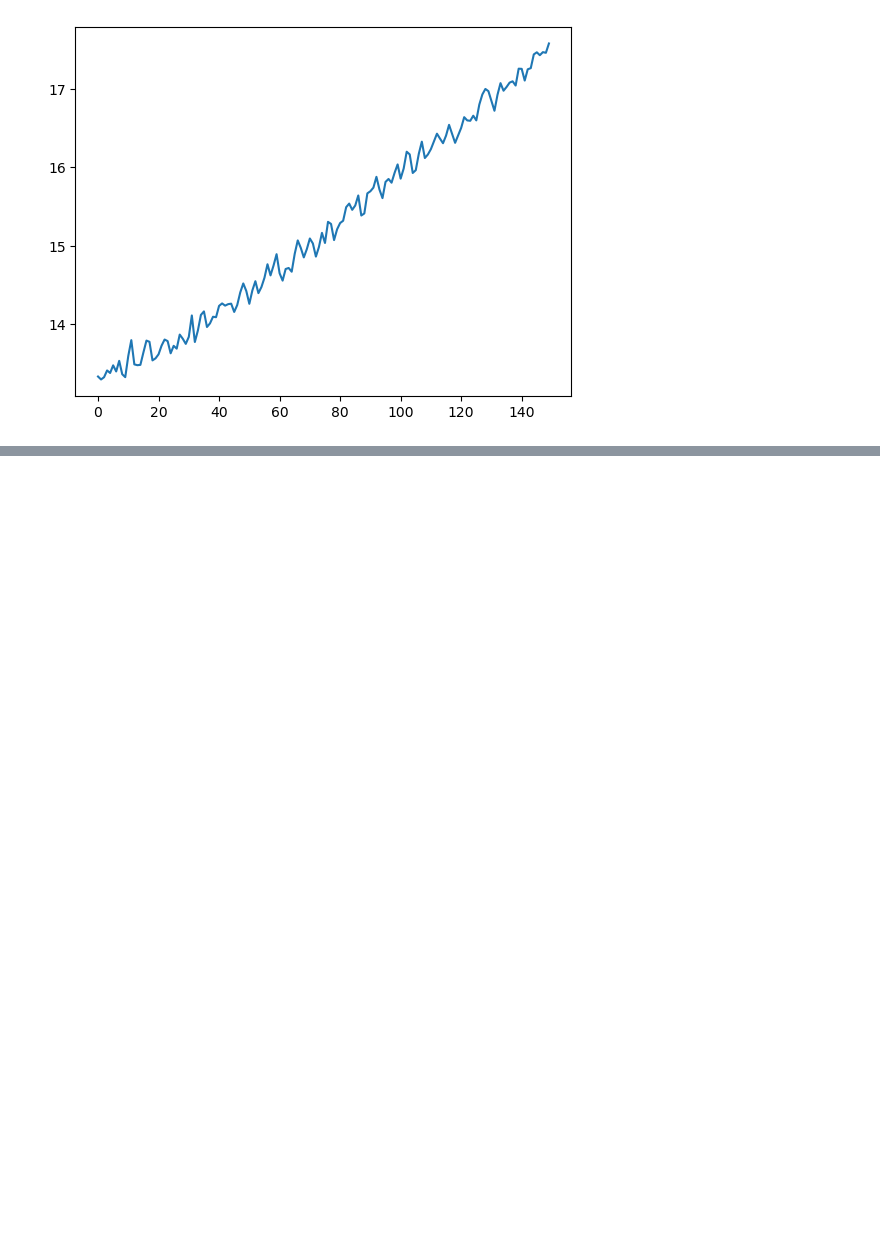
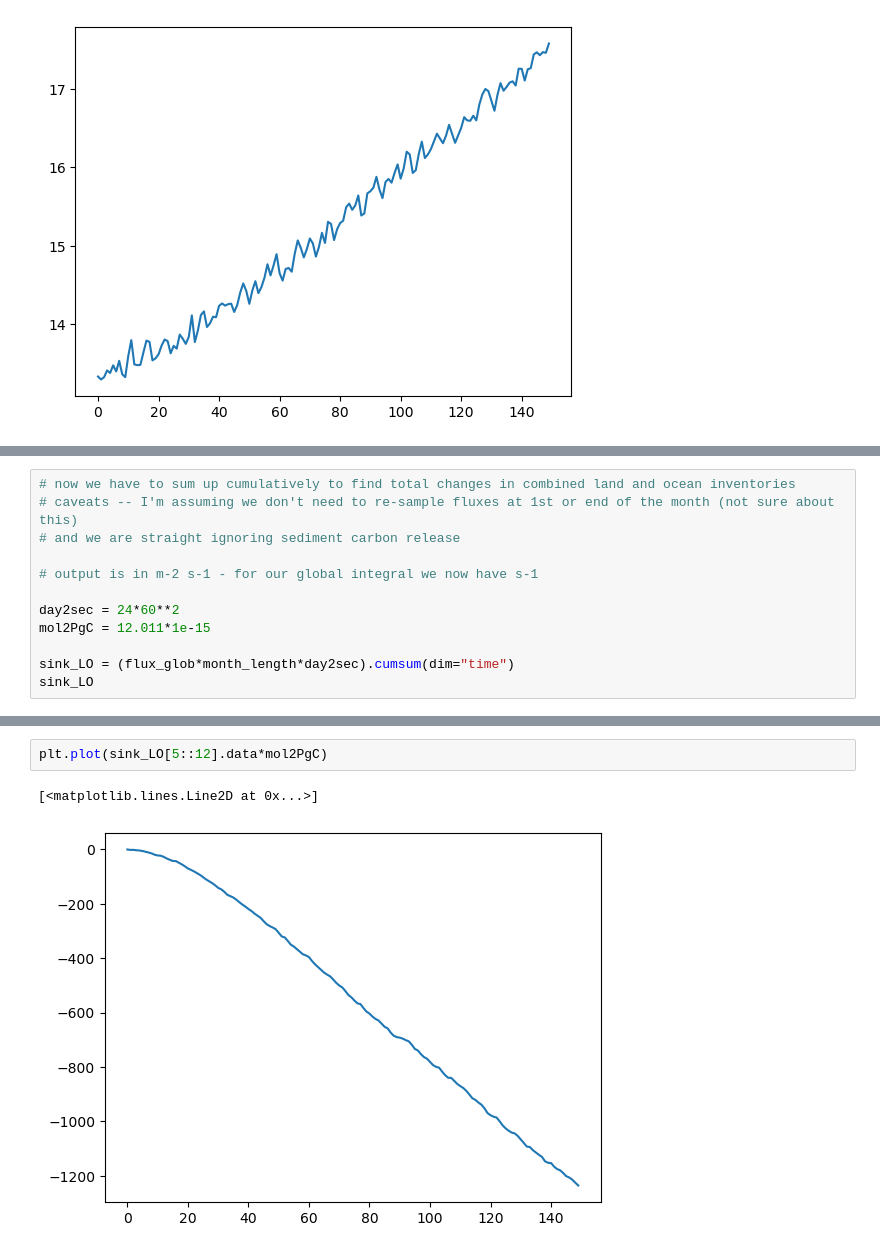
Before and after one commit to keturner8/TCRE-gfdl-esm4, a Jupyter notebook: tcre_initial.ipynb, the cells around one changed output, grey strips where cells are left out. Saved outputs shown, nothing was run; the diff lists cells and outputs as text; blank space fills up the shorter version.

Commit message:
with calculation for land + ocean sink

```diff
--- a/tcre_initial.ipynb
+++ b/tcre_initial.ipynb
@@ -201,0 +213,12 @@ Data variables:
+# %%
+# now we have to sum up cumulatively to find total changes in combined land and ocean inventories
+# caveats -- I'm assuming we don't need to re-sample fluxes at 1st or end of the month (not sure about this)
+# and we are straight ignoring sediment carbon release
+
+# output is in m-2 s-1 - for our global integral we now have s-1
+
+day2sec = 24*60**2
+mol2PgC = 12.011*1e-15
+
+sink_LO = (flux_glob*month_length*day2sec).cumsum(dim="time")
+sink_LO
@@ -201,0 +250,5 @@ Data variables:
+# %%
+plt.plot(sink_LO[5::12].data*mol2PgC)
+# %% [output]
+[<matplotlib.lines.Line2D at 0x...>]
+[figure, added]
```
Also changed, not shown: parts of 7 cells of this notebook.
